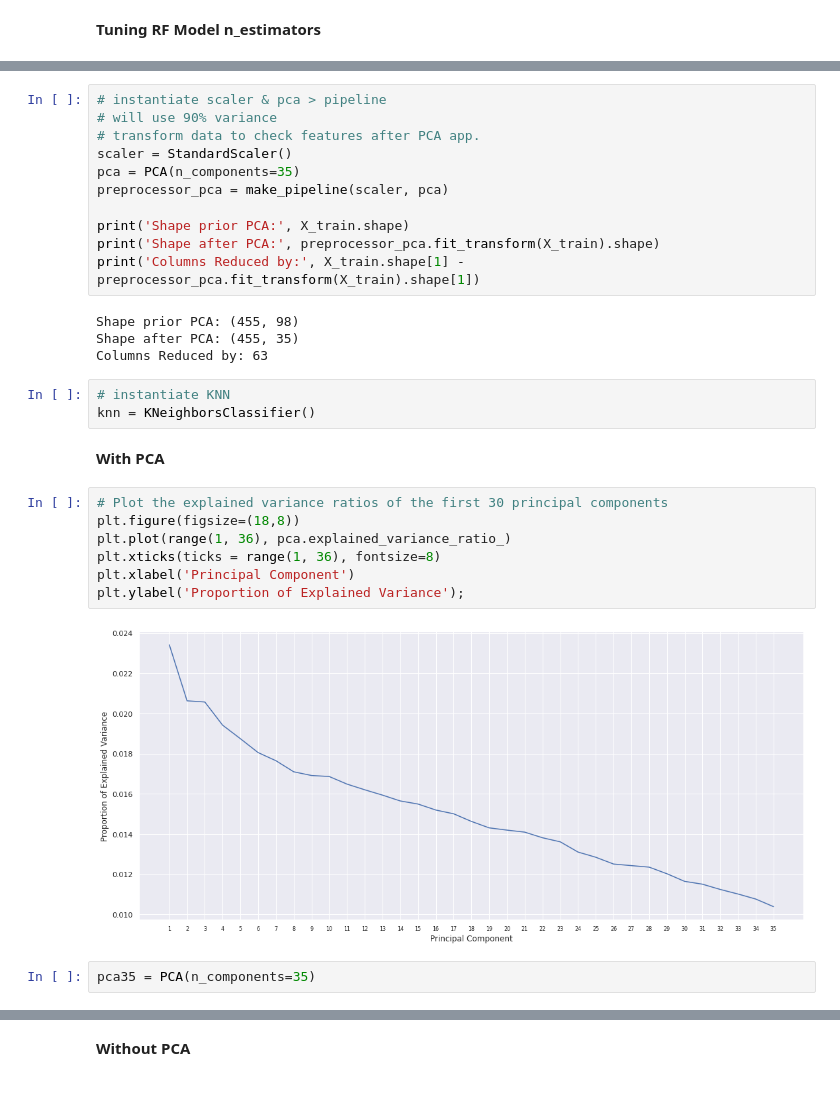
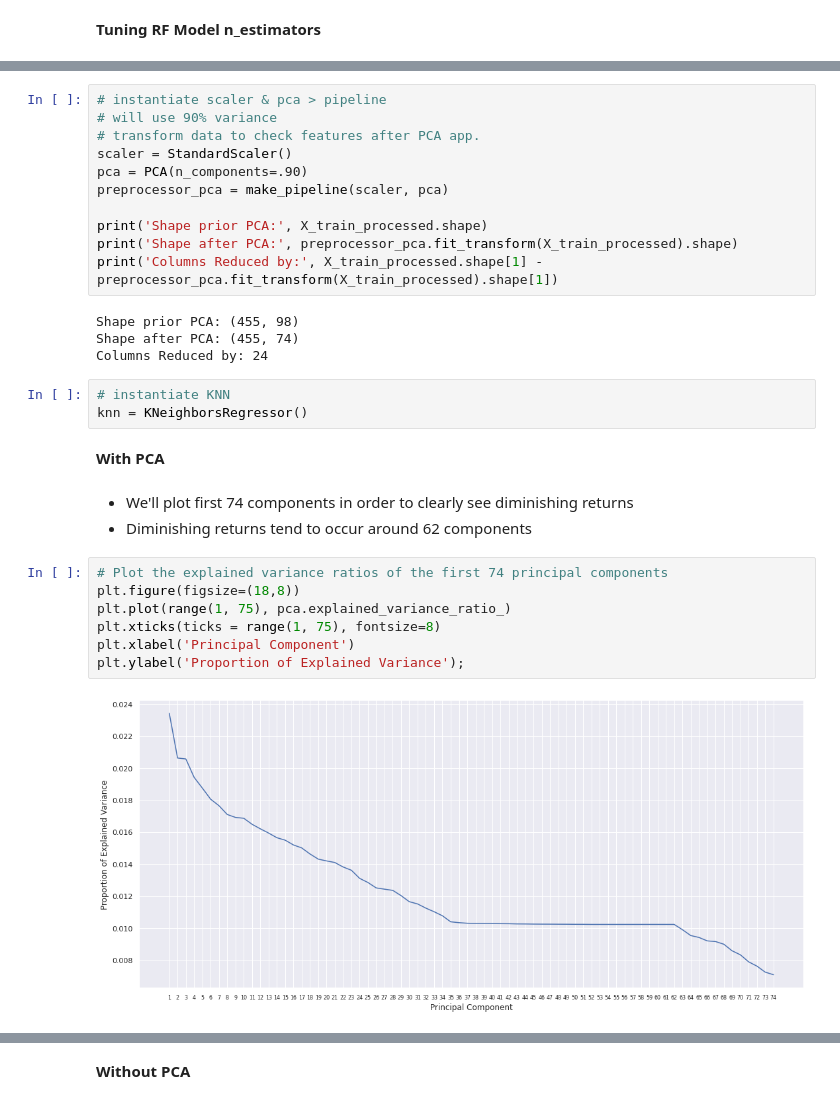
Before and after one commit to ChrisDaVillager/Data-Science-Salaries, a Jupyter notebook: Project_2_Part_4.ipynb, the cells around one changed output, grey strips where cells are left out. Saved outputs shown, nothing was run; the diff lists cells and outputs as text.

```diff
--- a/Project_2_Part_4.ipynb
+++ b/Project_2_Part_4.ipynb
@@ -653,32 +663,33 @@ def eval_model(model,X_test,y_test):
 # will use 90% variance
 # transform data to check features after PCA app.
 scaler = StandardScaler()
-pca = PCA(n_components=35)
+pca = PCA(n_components=.90)
 preprocessor_pca = make_pipeline(scaler, pca)
 
-print('Shape prior PCA:', X_train.shape)
-print('Shape after PCA:', preprocessor_pca.fit_transform(X_train).shape)
-print('Columns Reduced by:', X_train.shape[1] - preprocessor_pca.fit_transform(X_train).shape[1])
+print('Shape prior PCA:', X_train_processed.shape)
+print('Shape after PCA:', preprocessor_pca.fit_transform(X_train_processed).shape)
+print('Columns Reduced by:', X_train_processed.shape[1] - preprocessor_pca.fit_transform(X_train_processed).shape[1])
 # %% [output]
 Shape prior PCA: (455, 98)
-Shape after PCA: (455, 35)
-Columns Reduced by: 63
+Shape after PCA: (455, 74)
+Columns Reduced by: 24
 # %%
 # instantiate KNN
-knn = KNeighborsClassifier()
+knn = KNeighborsRegressor()
 # %% [markdown]
 **With PCA**
+# %% [markdown]
+* We'll plot first 74 components in order to clearly see diminishing returns
+* Diminishing returns tend to occur around 62 components
 # %%
-# Plot the explained variance ratios of the first 30 principal components
+# Plot the explained variance ratios of the first 74 principal components
 plt.figure(figsize=(18,8))
-plt.plot(range(1, 36), pca.explained_variance_ratio_)
-plt.xticks(ticks = range(1, 36), fontsize=8)
+plt.plot(range(1, 75), pca.explained_variance_ratio_)
+plt.xticks(ticks = range(1, 75), fontsize=8)
 plt.xlabel('Principal Component')
 plt.ylabel('Proportion of Explained Variance');
 # %% [output]
-[figure, old version]
+[figure, new version]
-# %%
-pca35 = PCA(n_components=35)
 # %%
 %%time
 # using PCA
```
Also changed, not shown: parts of 38 cells of this notebook.
